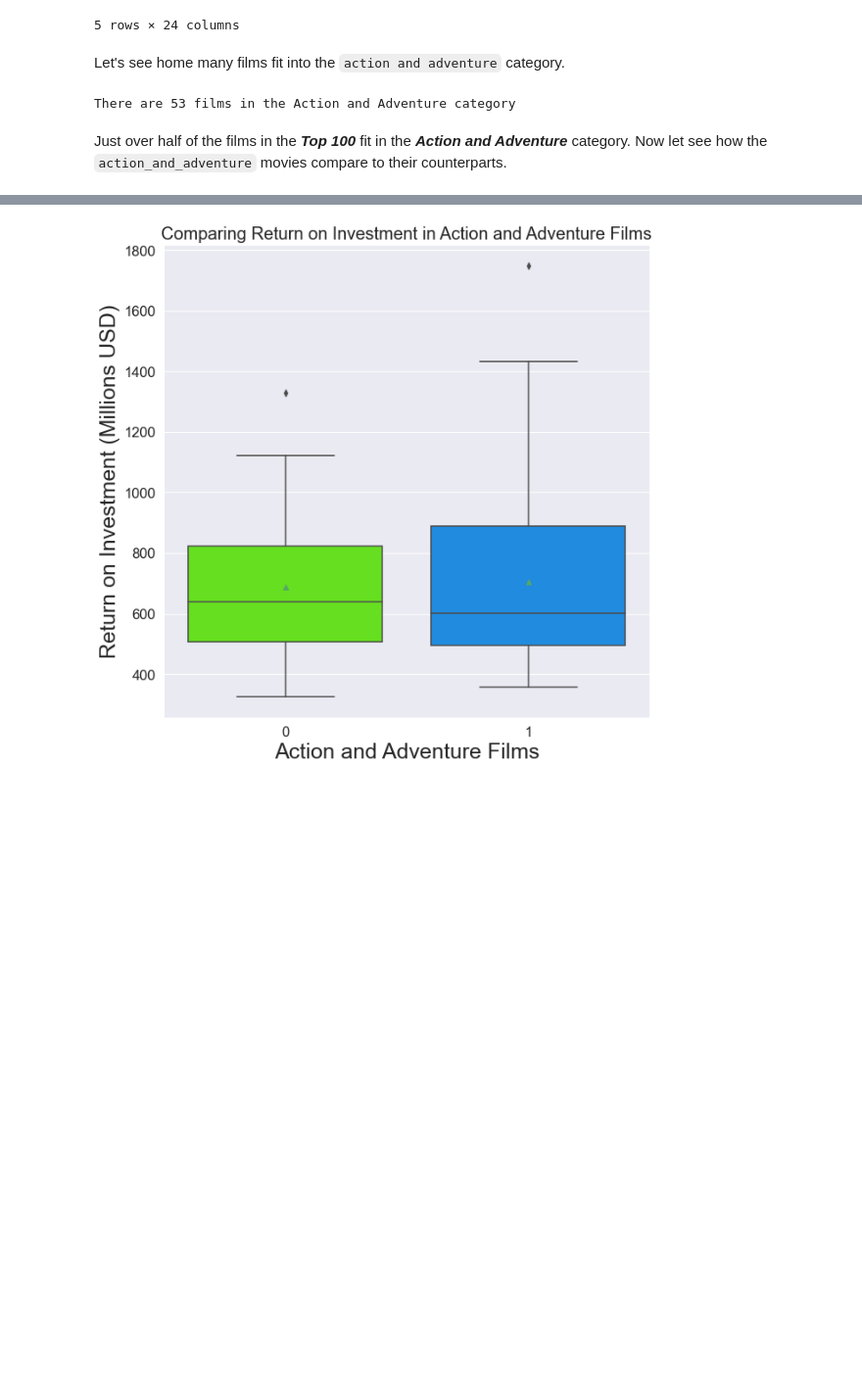
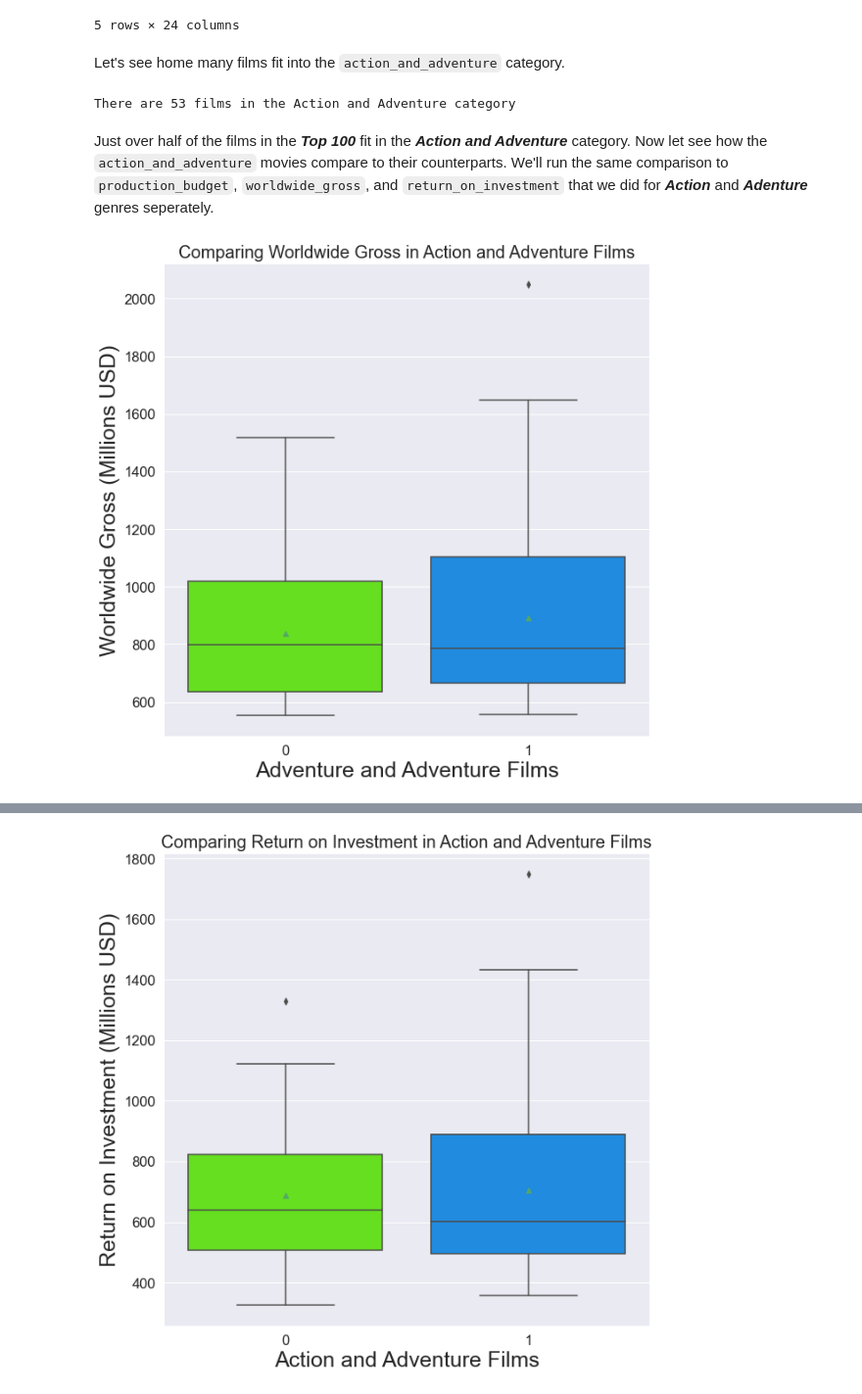
Before and after one commit to rustyb08/phase_1_project, a Jupyter notebook: Microsoft Original Content.ipynb, the cells around one changed output, grey strips where cells are left out. Shown at 98% size. Cells and saved outputs as stored; diff of their text form; code cells hidden in the pictures; blank space fills up the shorter version.

```diff
--- a/Microsoft Original Content.ipynb
+++ b/Microsoft Original Content.ipynb
@@ -1001,11 +1027,32 @@ top_100_movies.head()
 | Avengers: Age of Ultron | 141.0 | [Action, Adventure, Sci-Fi] | 2015-05-01 | 330600000 | 459005868 | 1403013963 | 1 | ... |
 5 rows × 24 columns
 # %% [markdown]
-Let's see home many films fit into the `action and adventure` category.
+Let's see home many films fit into the `action_and_adventure` category.
 # %%
 # Calculates and print total number of Action and Adventure films
 print('There are {} films in the Action and Adventure category'.format(top_100_movies['action_and_adventure'].sum()))
 # %% [output]
 There are 53 films in the Action and Adventure category
 # %% [markdown]
-Just over half of the films in the ***Top 100*** fit in the ***Action and Adventure*** category.  Now let see how the `action_and_adventure` movies compare to their counterparts.
+Just over half of the films in the ***Top 100*** fit in the ***Action and Adventure*** category.  Now let see how the `action_and_adventure` movies compare to their counterparts.  We'll run the same comparison to `production_budget`, `worldwide_gross`, and `return_on_investment` that we did for ***Action*** and ***Adenture*** genres seperately.
+# %%
+# Create a plot and set the size.
+plt.figure(figsize=(10,10))
+
+# Increase the size of the scale text.
+sns.set(font_scale=1.5)
+
+# Plot the data
+sns.boxplot(x=top_100_movies['action_and_adventure'],
+            y=top_100_movies['worldwide_gross']/1000000, palette='gist_rainbow', showmeans=True)
+
+# Set the barplot's title.
+plt.title('Comparing Worldwide Gross in Action and Adventure Films', fontsize=20)
+
+# Label the y-axis
+plt.ylabel('Worldwide Gross (Millions USD)', fontsize=25)
+
+# Label the x-axis
+plt.xlabel('Adventure and Adventure Films', fontsize=25);
+# %% [output]
+[figure, added]
```
Also changed, not shown: parts of 119 cells of this notebook.
